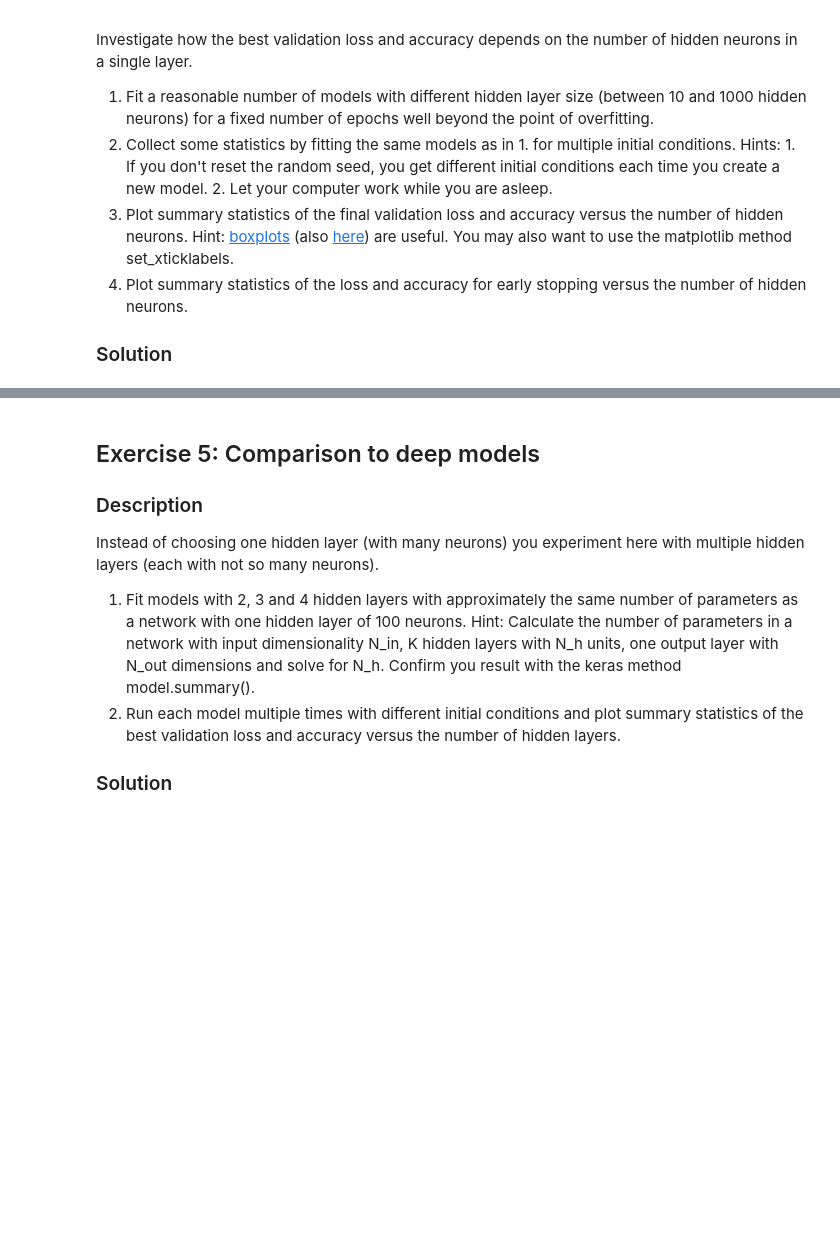
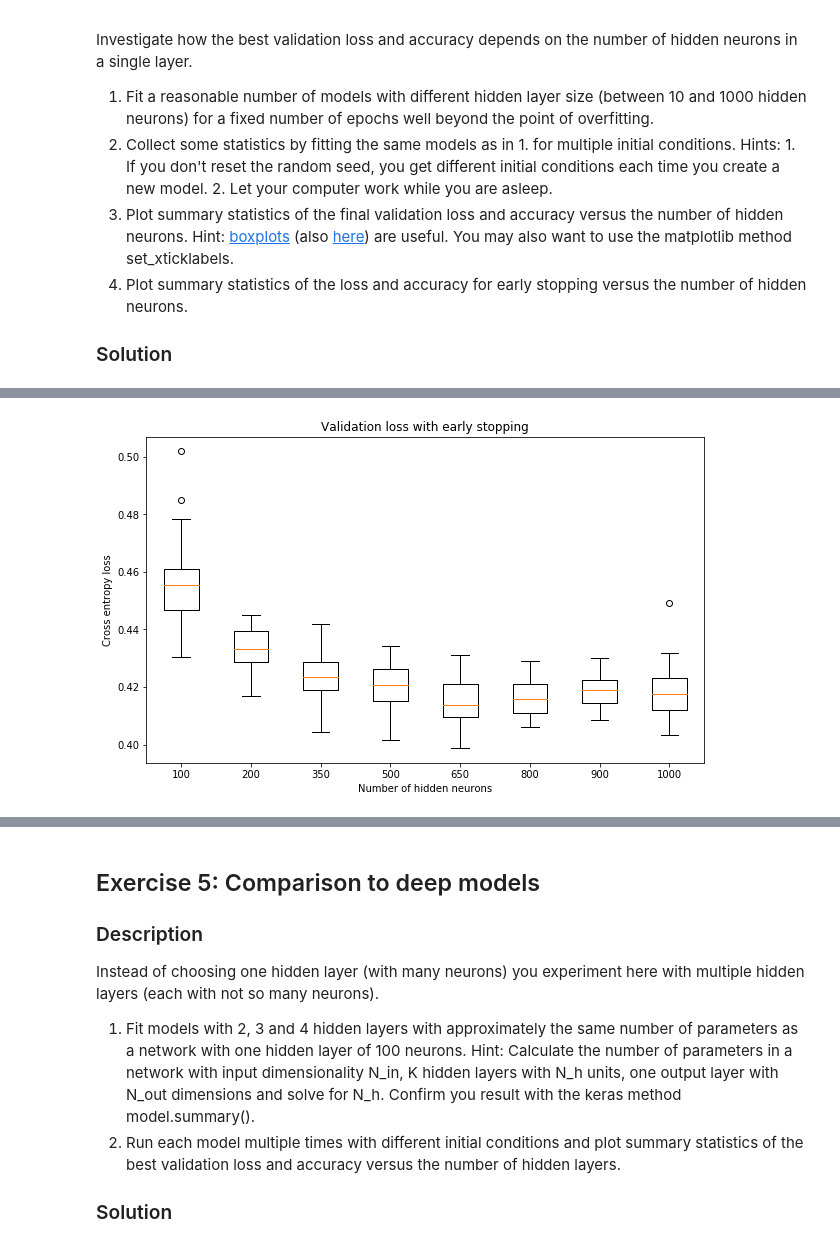
Before and after one commit to SSappy/ANN-Project-1, a Jupyter notebook: miniproject1.ipynb, the cells around one changed output, grey strips where cells are left out. Saved outputs shown, nothing was run; the diff lists cells and outputs as text; code cells hidden in the pictures; blank space fills up the shorter version.

```diff
--- a/miniproject1.ipynb
+++ b/miniproject1.ipynb
@@ -713,0 +757,11 @@ plt.show()
+# %%
+fig,ax = plt.subplots()
+plt.boxplot(best_loss_multi[2:])
+ax.set_xticklabels(hidden_units[2:])
+plt.title('Validation loss with early stopping')
+plt.ylabel('Cross entropy loss')
+plt.xlabel('Number of hidden neurons')
+#ax.set_ylim([0.39,0.55])
+plt.show()
+# %% [output]
+[figure, added]
```
Also changed, not shown: parts of 14 cells of this notebook.
